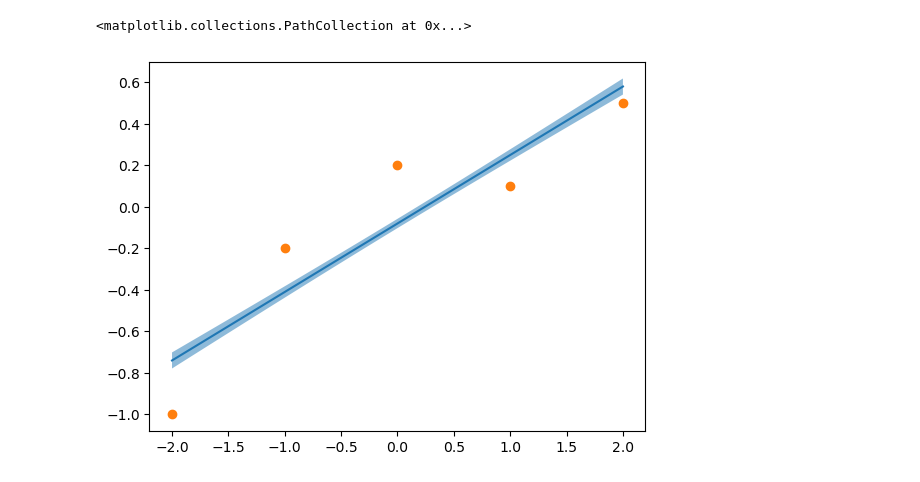
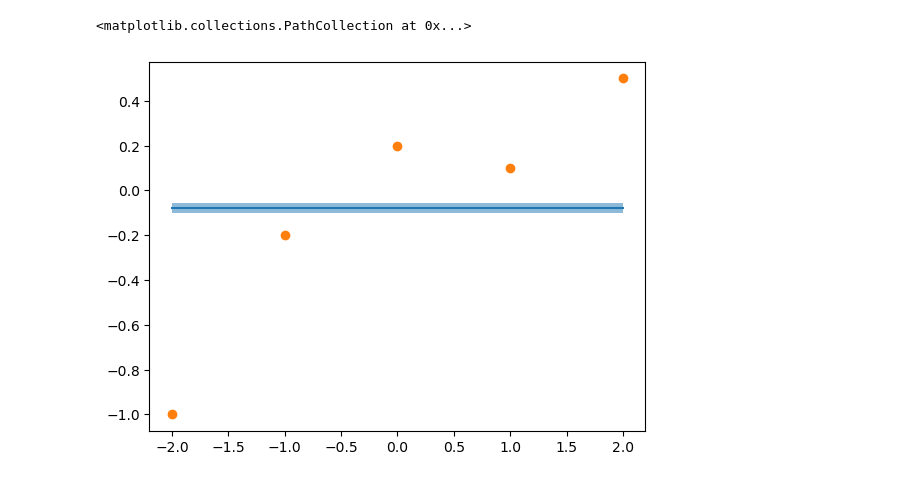
Before and after one commit to NiklasSchaaf/UQ_2023, a Jupyter notebook: homework_10/hw10_nik.ipynb, the cells around one changed output. Drawn from its saved outputs; the diff is of its cells as text; code cells hidden in the pictures.

```diff
--- a/homework_10/hw10_nik.ipynb
+++ b/homework_10/hw10_nik.ipynb
@@ -33,12 +33,12 @@ data = np.array([[-2, -1, 0, 1, 2],
 # %%
 new_x = np.linspace(-2,2,100)
 
-post_mean, post_cov, pred_mean, pred_cov = GP(new_x,data,1)
+post_mean, post_cov, pred_mean, pred_cov = GP(new_x,data,0)
 
 plt.plot(new_x,pred_mean)
 std = np.sqrt(np.diag(pred_cov))
 plt.fill_between(new_x,pred_mean-std, pred_mean+std, alpha = 0.5)
 plt.scatter(data[0],data[1])
 # %% [output]
 <matplotlib.collections.PathCollection at 0x...>
-[figure, old version]
+[figure, new version]
```
Also changed, not shown: parts of 4 cells of this notebook.
